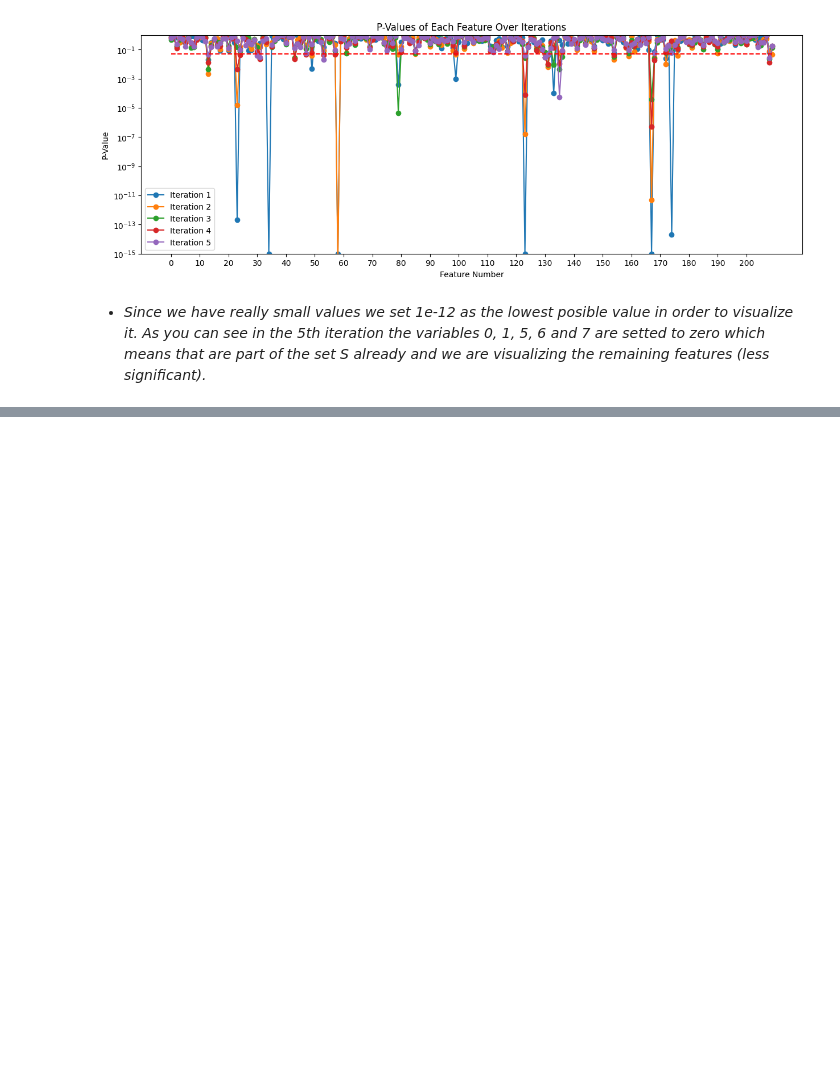
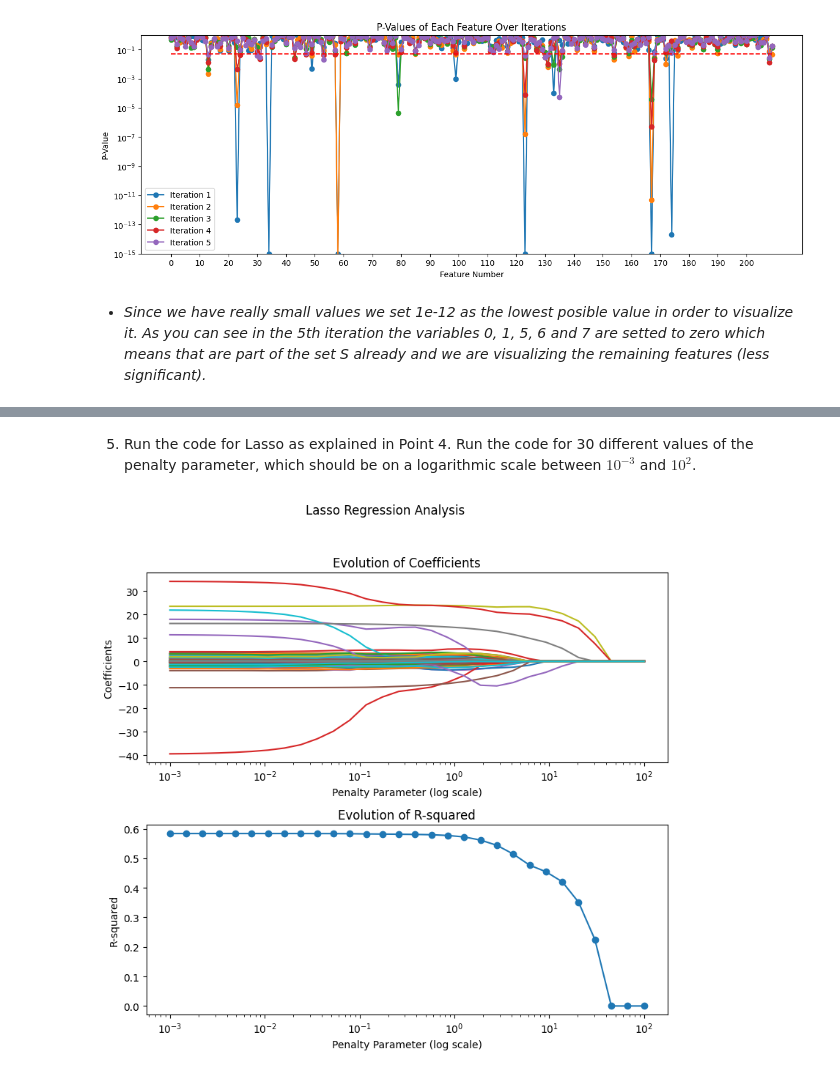
Before and after one commit to dftorresro/SDTSIA---2nd-TP-Linear-regression-, a Jupyter notebook: TP2_Linear_regression.ipynb, the cells around one changed output, grey strips where cells are left out. Drawn from its saved outputs; the diff is of its cells as text; code cells hidden in the pictures; blank space fills up the shorter version.

Commit message:
7th point complete

```diff
--- a/TP2_Linear_regression.ipynb
+++ b/TP2_Linear_regression.ipynb
@@ -508,0 +563,48 @@ Since we are going to perform similar tasks for Lasso and Elastic Net, it is man
+# %% [markdown]
+5) Run the code for Lasso as explained in Point 4. Run the code for 30 different values of the penalty parameter, which should be on a logarithmic scale between $10^{-3}$ and $10^2$.
+# %%
+from sklearn.linear_model import Lasso
+import numpy as np
+import matplotlib.pyplot as plt
+
+def run_lasso_regression(X, y, alphas, plot_title):
+    coefs = []
+    r_squared = []
+
+    for alpha in alphas:
+        # Create and fit Lasso regression model
+        lasso = Lasso(alpha=alpha, max_iter=10000, tol=0.01)
+        lasso.fit(X, y)
+
+        # Store coefficients and R^2 value
+        coefs.append(lasso.coef_)
+        r_squared.append(lasso.score(X, y))
+
+    # Plotting
+    fig, axs = plt.subplots(2, 1, figsize=(8, 8))
+
+    # Plot evolution of coefficients
+    axs[0].plot(alphas, coefs)
+    axs[0].set_xscale('log')
+    axs[0].set_xlabel('Penalty Parameter (log scale)')
+    axs[0].set_ylabel('Coefficients')
+    axs[0].set_title('Evolution of Coefficients')
+
+    # Plot evolution of R^2 values
+    axs[1].plot(alphas, r_squared, marker='o')
+    axs[1].set_xscale('log')
+    axs[1].set_xlabel('Penalty Parameter (log scale)')
+    axs[1].set_ylabel('R-squared')
+    axs[1].set_title('Evolution of R-squared')
+
+    plt.suptitle(plot_title)
+    plt.tight_layout(rect=[0, 0.03, 1, 0.95])  # Adjust layout to make room for suptitle
+    plt.show()
+
+# Generate 30 values for alpha on a logarithmic scale between 10^-3 and 10^2
+alpha_values = np.logspace(-3, 2, 30)
+
+
+run_lasso_regression(X_train, y_train, alpha_values, 'Lasso Regression Analysis')
+# %% [output]
+[figure, added]
```
Also changed, not shown: parts of 27 cells of this notebook.
